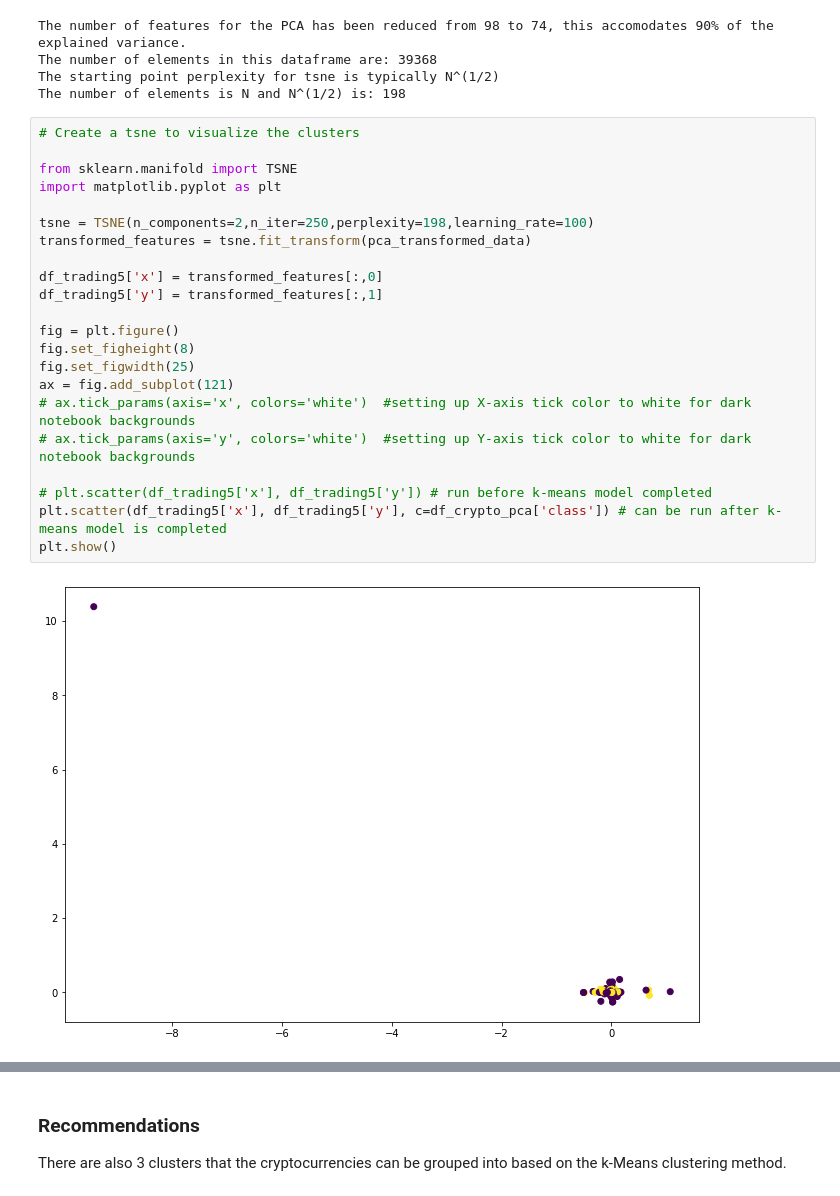
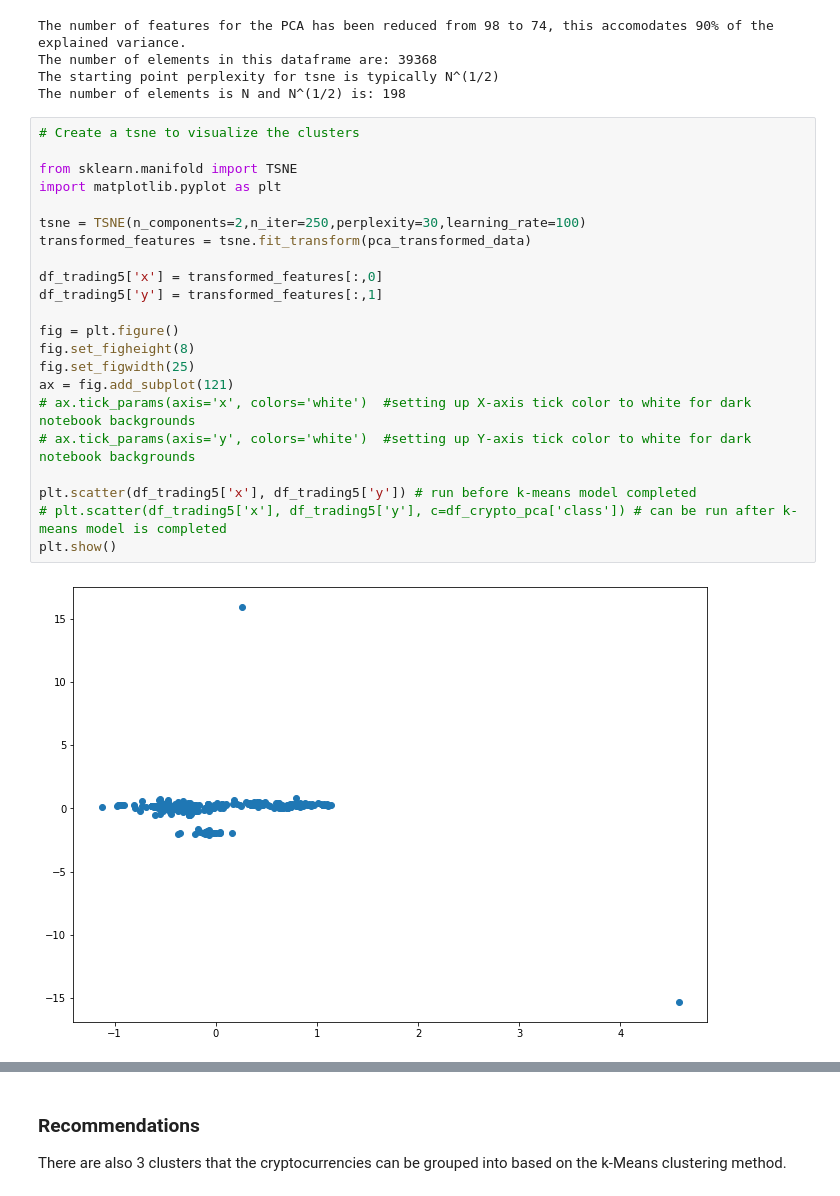
Before and after one commit to obsessedquant/machine_learning_unsupervised_challenge, a Jupyter notebook: Cryptocurrency_Clusters.ipynb, the cells around one changed output, grey strips where cells are left out. Cells and saved outputs as stored; diff of their text form.

```diff
--- a/Cryptocurrency_Clusters.ipynb
+++ b/Cryptocurrency_Clusters.ipynb
@@ -96,27 +96,27 @@ The number of elements is N and N^(1/2) is: 198
 # %%
 # Create a tsne to visualize the clusters
 
 from sklearn.manifold import TSNE
 import matplotlib.pyplot as plt
 
-tsne = TSNE(n_components=2,n_iter=250,perplexity=198,learning_rate=100)
+tsne = TSNE(n_components=2,n_iter=250,perplexity=30,learning_rate=100)
 transformed_features = tsne.fit_transform(pca_transformed_data)
 
 df_trading5['x'] = transformed_features[:,0]
 df_trading5['y'] = transformed_features[:,1]
 
 fig = plt.figure()
 fig.set_figheight(8)
 fig.set_figwidth(25)
 ax = fig.add_subplot(121)
 # ax.tick_params(axis='x', colors='white')  #setting up X-axis tick color to white for dark notebook backgrounds
 # ax.tick_params(axis='y', colors='white')  #setting up Y-axis tick color to white for dark notebook backgrounds
 
-# plt.scatter(df_trading5['x'], df_trading5['y']) # run before k-means model completed
-plt.scatter(df_trading5['x'], df_trading5['y'], c=df_crypto_pca['class']) # can be run after k-means model is completed
+plt.scatter(df_trading5['x'], df_trading5['y']) # run before k-means model completed
+# plt.scatter(df_trading5['x'], df_trading5['y'], c=df_crypto_pca['class']) # can be run after k-means model is completed
 plt.show()
 # %% [output]
-[figure, old version]
+[figure, new version]
 # %%
 # Run the Cluster Analysis with k-Means
 
```
Also changed, not shown: parts of 1 cell of this notebook.
